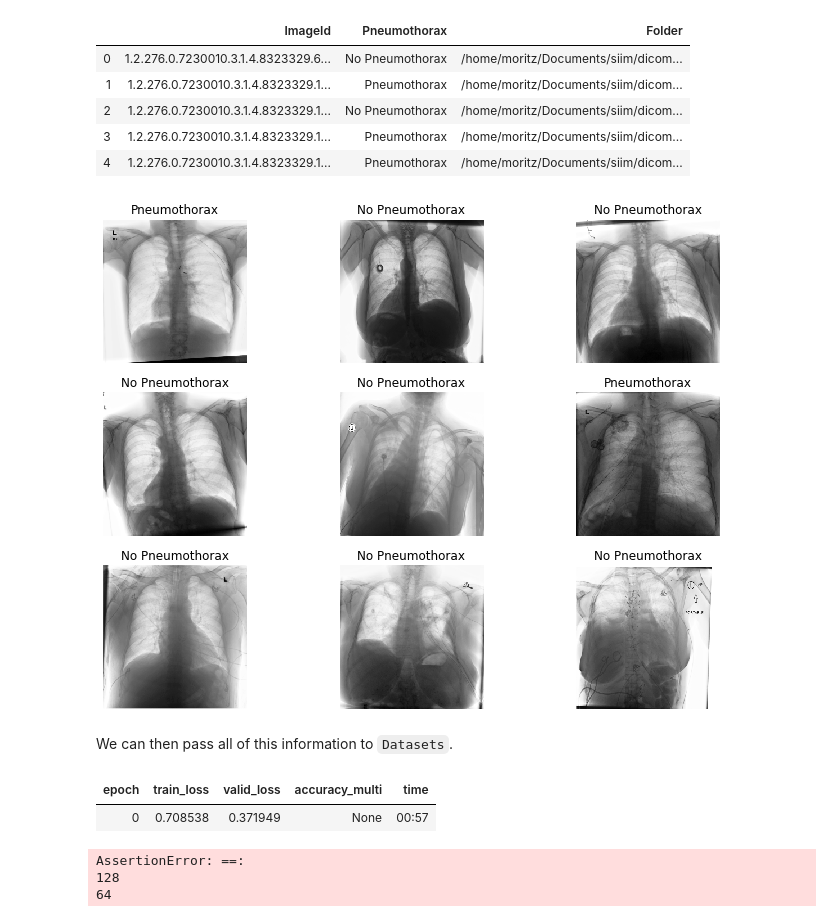
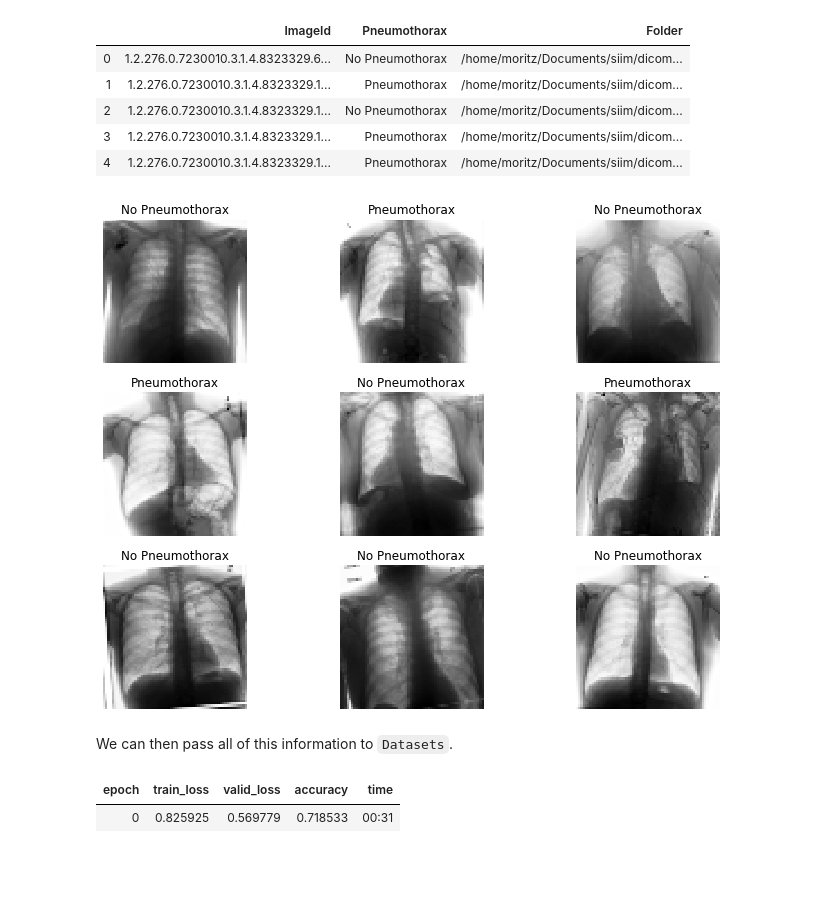
Before and after one commit to moritzschwyzer/fastai2, a Jupyter notebook: nbs/61_tutorial.medical_imaging.ipynb, the cells around one changed output. Cells and saved outputs as stored; diff of their text form; code cells hidden in the pictures; blank space fills up the shorter version.

```diff
--- a/nbs/61_tutorial.medical_imaging.ipynb
+++ b/nbs/61_tutorial.medical_imaging.ipynb
@@ -65,25 +65,22 @@ df.head()
 # %%
 pneumothorax = DataBlock(blocks=(ImageBlock(cls=PILImageBW), CategoryBlock),
                    get_x=lambda x:x[2],
                    splitter=RandomSplitter(),
                    get_y=lambda x:x[1],
-                   batch_tfms=aug_transforms(size=256, flip_vert=False, max_lighting=0.1, max_zoom=1.05, max_warp=0.))
+                   batch_tfms=aug_transforms(size=64, flip_vert=False, max_lighting=0.1, max_zoom=1.05, max_warp=0.))
 
 dls = pneumothorax.dataloaders(df.values)
 dls.show_batch(max_n=9, figsize=(12,9))
 # %% [output]
-[figure, old version]
+[figure, new version]
 # %% [markdown]
 We can then pass all of this information to `Datasets`.
 # %%
-learn = cnn_learner(dls, resnet34, metrics=accuracy_multi)
+learn = cnn_learner(dls, resnet34, metrics=accuracy)
 learn.fit_one_cycle(1)
 # %% [output]
-| epoch | train_loss | valid_loss | accuracy_multi | time |
-| 0 | 0.708538 | 0.371949 | None | 00:57 |
+| epoch | train_loss | valid_loss | accuracy | time |
+| 0 | 0.825925 | 0.569779 | 0.718533 | 00:31 |
-AssertionError: ==:
-128
-64
 # %%
 learn.predict("/home/moritz/Documents/siim/dicom-images-test/_/thorax-xrays/ID_0011fe81e.dcm")
 # %% [output]
```
Also changed, not shown: parts of 5 cells of this notebook, 4 other files.
